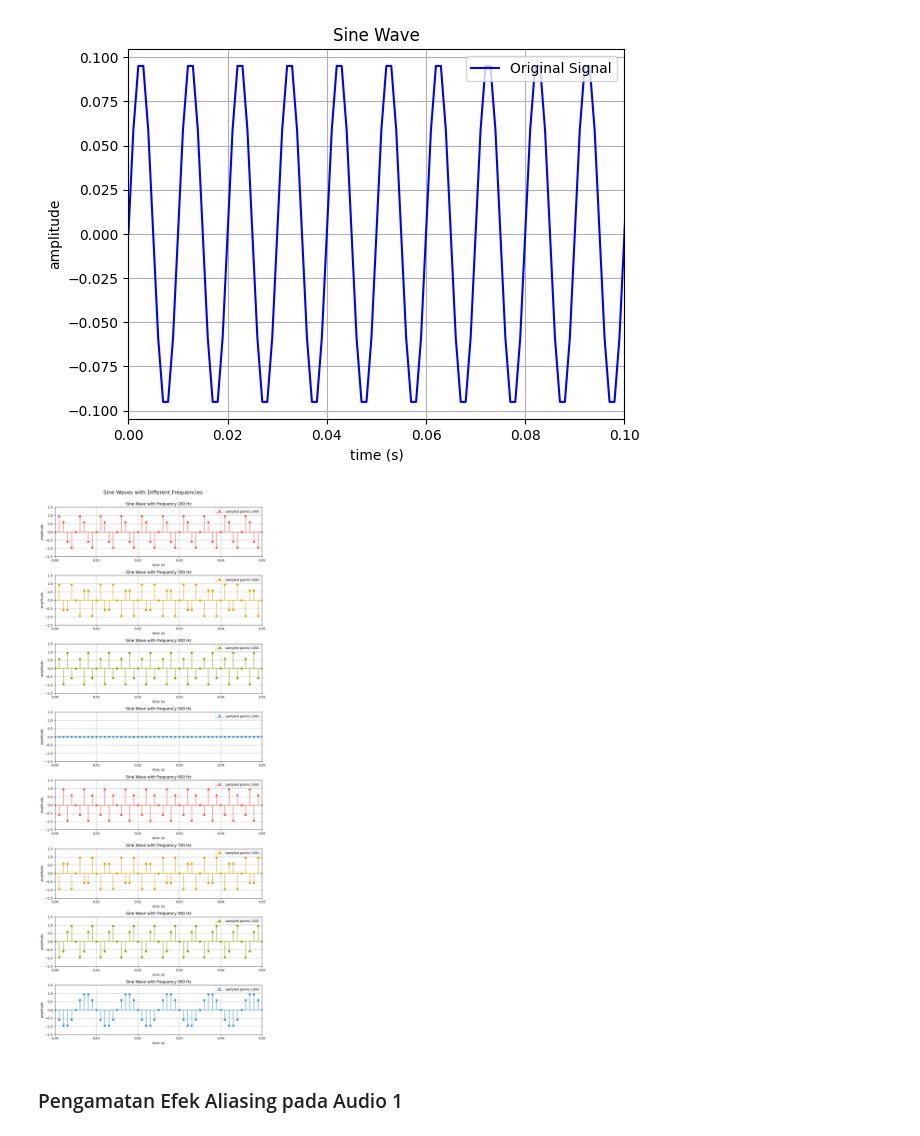
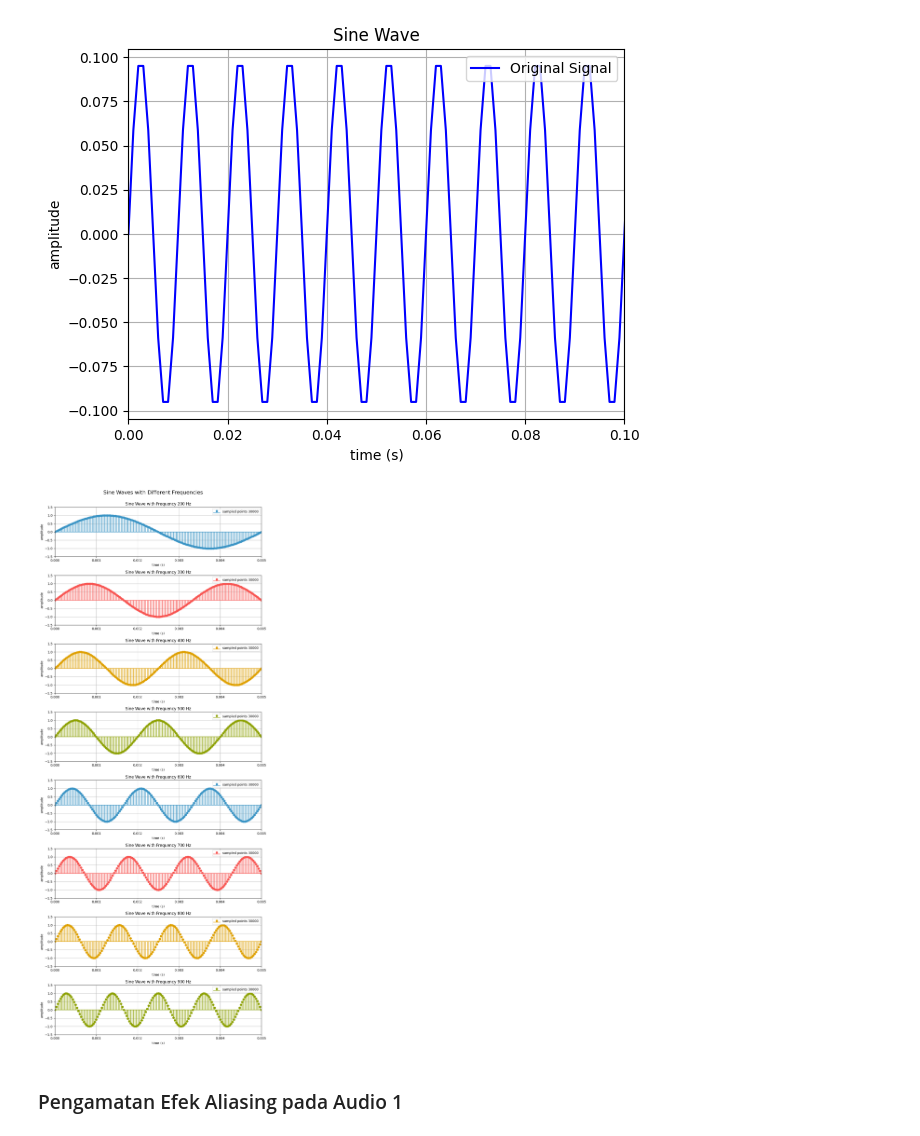
Before and after one commit to Fsyahputra/Pengolahan-Sinyal-Digital, a Jupyter notebook: Praktikum/percobaan2.ipynb, the cells around one changed output. Saved outputs shown, nothing was run; the diff lists cells and outputs as text; code cells hidden in the pictures.

```diff
--- a/Praktikum/percobaan2.ipynb
+++ b/Praktikum/percobaan2.ipynb
@@ -79,34 +83,33 @@ plt.show()
 [figure]
 # %%
 freq = [i*100 for i in range(2, 10)]
-sampling_freq = 1000
-everforest_colors = ['#f85552', '#dfa000', '#8da101', '#3a94c5']
-color_cycle = cycle(everforest_colors)
+sampling_freq = 30000
+
 fig, axs = plt.subplots(8,1)
 fig.set_size_inches(10, 24)
 fig.suptitle('Sine Waves with Different Frequencies', fontsize=16, y=1)
 axs = axs.flatten()
 for i, f in enumerate(freq):
     t = np.arange(0, 1, 1/sampling_freq)
     signal = 1*np.sin(2 * np.pi * f * t)
     color = next(color_cycle)
     markerline, stemlines, baseline = axs[i].stem(t, signal, linefmt=color, markerfmt='o', label=f'sampled points {len(signal)}')
     markerline.set_markerfacecolor(color)
     markerline.set_markeredgecolor(color)
     stemlines.set_color(color)
     stemlines.set_linewidth(2)
     stemlines.set_alpha(0.7)
     baseline.set_color(color)
     axs[i].set(xlabel='time (s)', ylabel='amplitude',
                title=f'Sine Wave with Frequency {f} Hz')
     axs[i].grid()
     axs[i].legend(loc='best')
-    axs[i].set_xlim(0, 0.05)
+    axs[i].set_xlim(0, 0.005)
     axs[i].set_ylim(-1.5, 1.5)
 plt.tight_layout()
 plt.show()
 # %% [output]
-[figure, old version]
+[figure, new version]
 # %% [markdown]
 ### Pengamatan Efek Aliasing pada Audio 1
 # %%
```
Also changed, not shown: parts of 19 cells of this notebook.
